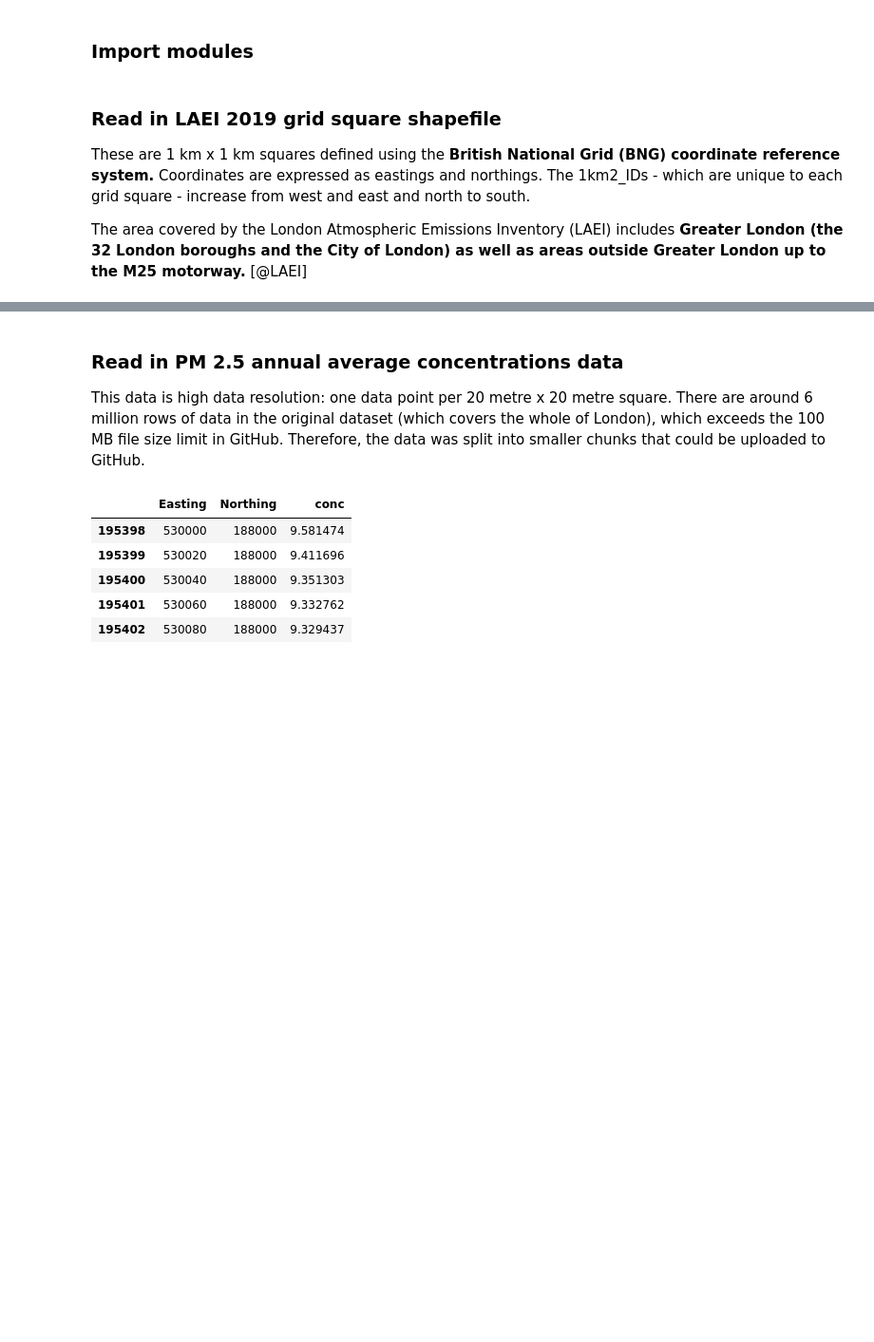
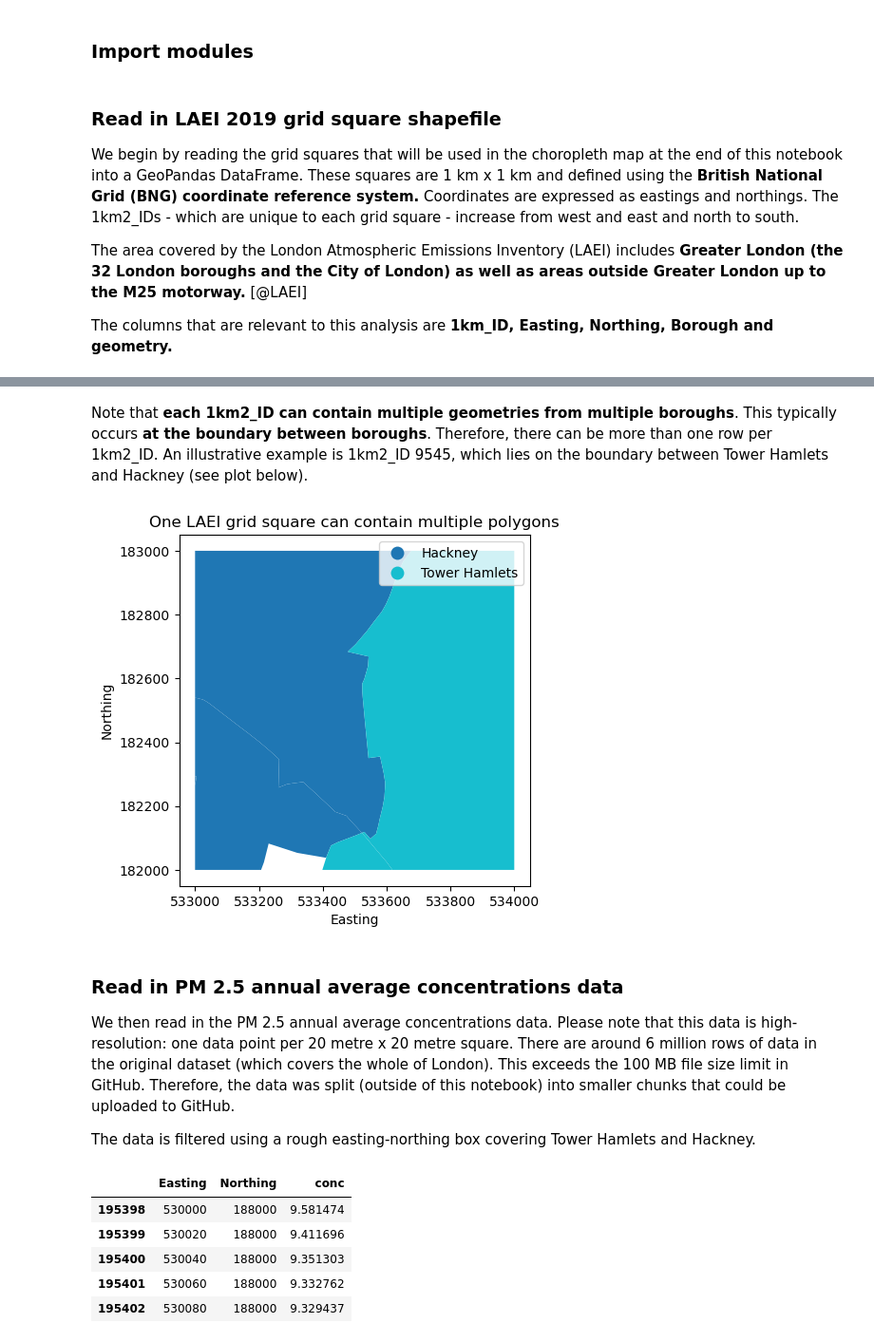
Before and after one commit to andrewsivanesan/London-air-quality, a Jupyter notebook: index.ipynb, the cells around one changed output, grey strips where cells are left out. Shown at 95% size. Drawn from its saved outputs; the diff is of its cells as text; code cells hidden in the pictures; blank space fills up the shorter version.

Commit message:
Refine commentary, add Richmond Park photo
Added introduction section. Added more storytelling elements. Made commentary and code refinements to the data analysis section.

```diff
--- a/index.ipynb
+++ b/index.ipynb
@@ -65,9 +84,11 @@ import matplotlib.pyplot as plt
 # %% [markdown]
 ### Read in LAEI 2019 grid square shapefile
 
-These are 1 km x 1 km squares defined using the **British National Grid (BNG) coordinate reference system.** Coordinates are expressed as eastings and northings. The 1km2_IDs - which are unique to each grid square - increase from west and east and north to south.
+We begin by reading the grid squares that will be used in the choropleth map at the end of this notebook into a GeoPandas DataFrame. These squares are 1 km x 1 km and defined using the **British National Grid (BNG) coordinate reference system.** Coordinates are expressed as eastings and northings. The 1km2_IDs - which are unique to each grid square - increase from west and east and north to south.
 
 The area covered by the London Atmospheric Emissions Inventory (LAEI) includes **Greater London (the 32 London boroughs and the City of London) as well as areas outside Greater London up to the M25 motorway.** [@LAEI]
+
+The columns that are relevant to this analysis are **1km_ID, Easting, Northing, Borough and geometry.**
 # %%
 fname_grid = "LAEI2019_grid.shp"
 # %%
@@ -81,10 +102,22 @@ grid.head()
 | 2782 | 2783 | 735 | 8857 | 533500 | 186500 | 1.00 | Hackney | InnerULEX | POLYGON ((534000.003 185999.997, ... |
 | 2783 | 2784 | 736 | 8859 | 535500 | 186500 | 0.77 | Hackney | InnerULEX | POLYGON ((535999.999 186554.499, ... |
 | 2786 | 2787 | 739 | 8861 | 537500 | 186500 | 0.04 | Hackney | InnerULEX | POLYGON ((537306.404 185999.997, ... |
+# %% [markdown]
+Note that **each 1km2_ID can contain multiple geometries from multiple boroughs**. This typically occurs **at the boundary between boroughs**. Therefore, there can be more than one row per 1km2_ID. An illustrative example is 1km2_ID 9545, which lies on the boundary between Tower Hamlets and Hackney (see plot below).
+# %%
+grid[grid["1km2_ID"] == 9545].plot(column="Borough", legend=True)
+plt.title("One LAEI grid square can contain multiple polygons")
+plt.xlabel("Easting")
+plt.ylabel("Northing")
+plt.show()
+# %% [output]
+[figure, added]
 # %% [markdown]
 ### Read in PM 2.5 annual average concentrations data
 
-This data is high data resolution: one data point per 20 metre x 20 metre square. There are around 6 million rows of data in the original dataset (which covers the whole of London), which exceeds the 100 MB file size limit in GitHub. Therefore, the data was split into smaller chunks that could be uploaded to GitHub.
+We then read in the PM 2.5 annual average concentrations data. Please note that this data is high-resolution: one data point per 20 metre x 20 metre square. There are around 6 million rows of data in the original dataset (which covers the whole of London). This exceeds the 100 MB file size limit in GitHub. Therefore, the data was split (outside of this notebook) into smaller chunks that could be uploaded to GitHub.
+
+The data is filtered using a rough easting-northing box covering Tower Hamlets and Hackney.
 # %%
 chunks = range(1, 12)
 
```
Also changed, not shown: parts of 15 cells of this notebook, 1 other file.
